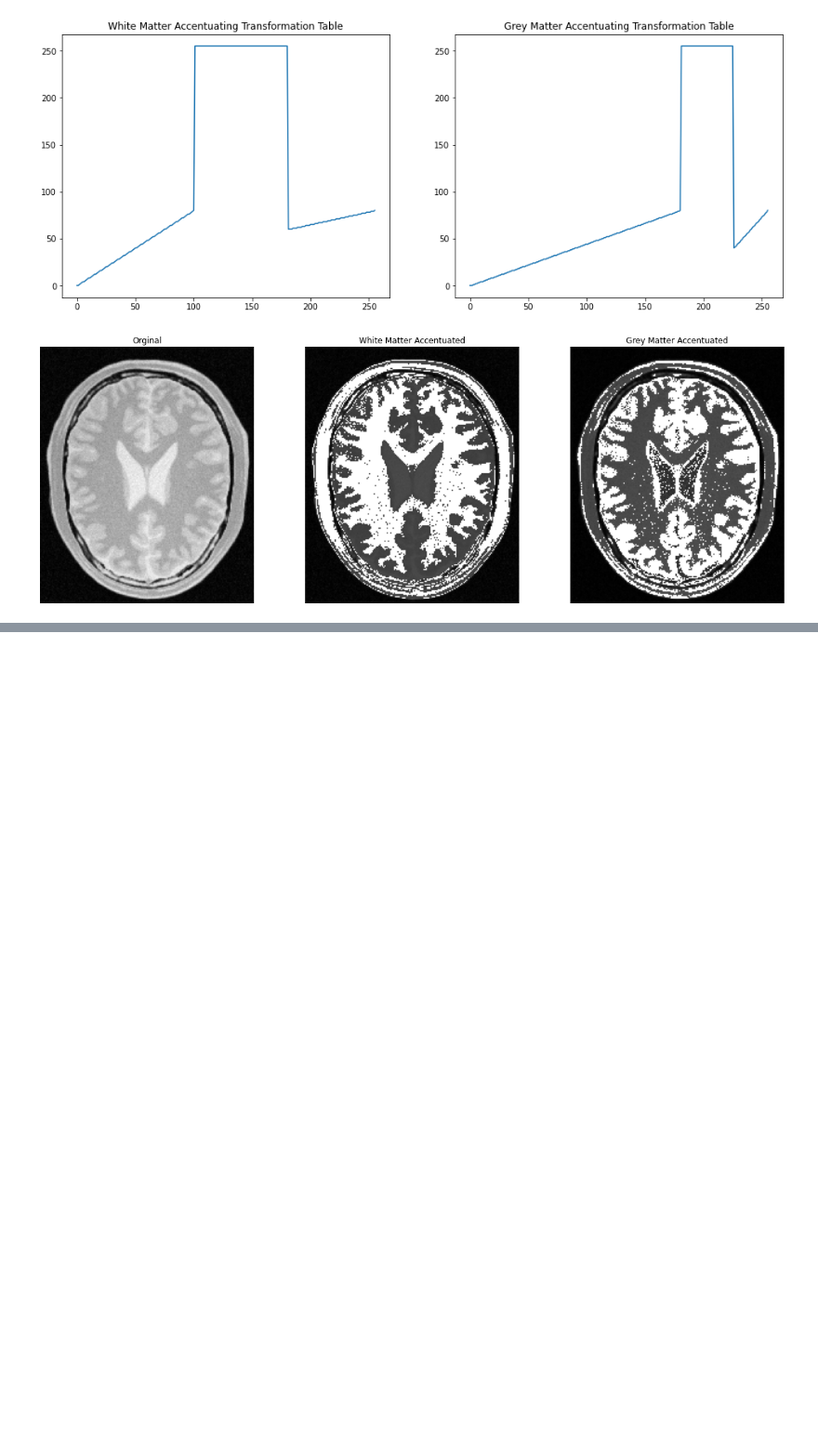
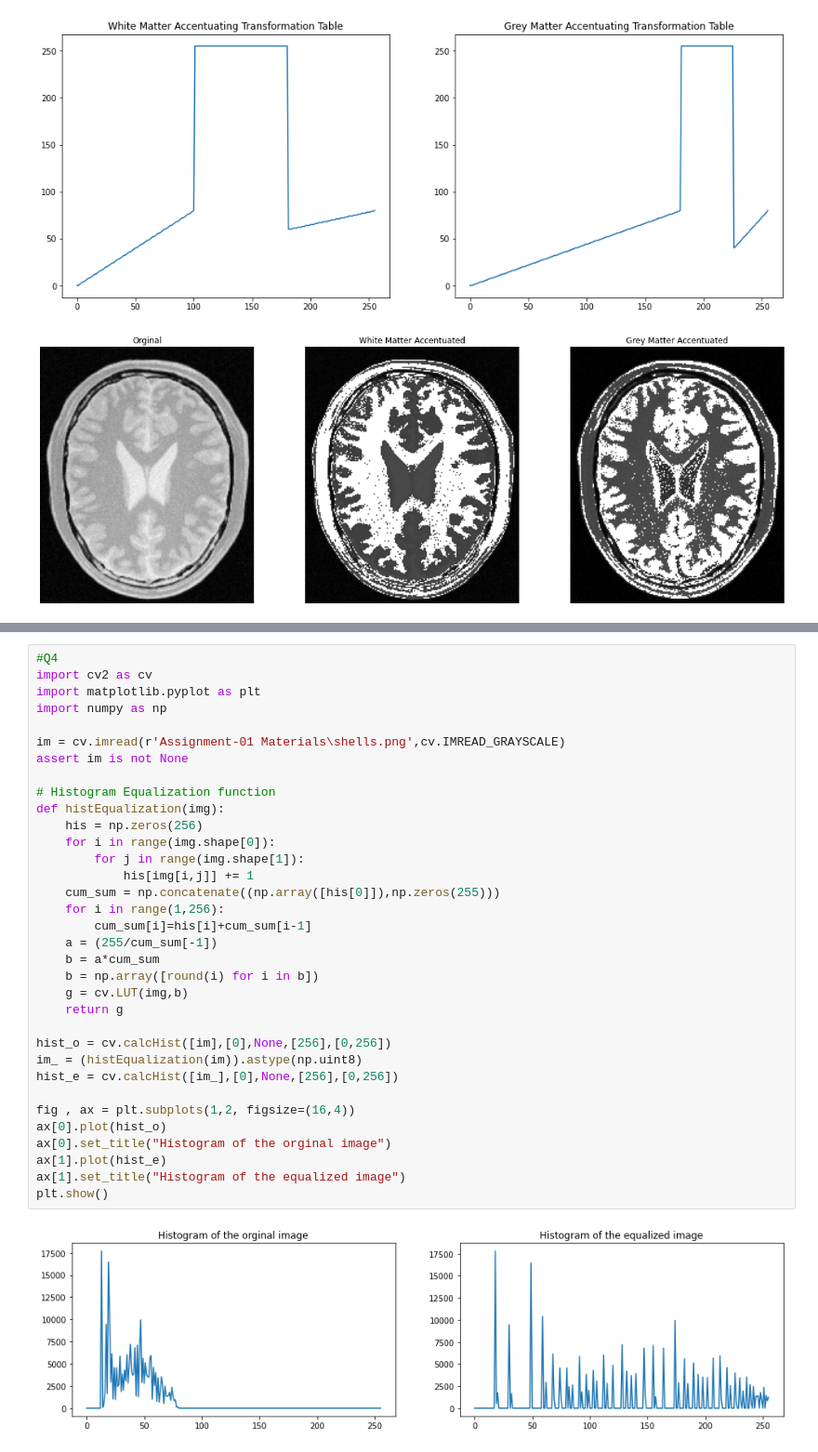
Before and after one commit to SasininduSV/EN2550-Assignment-01, a Jupyter notebook: 190648C_a01.ipynb, the cells around one changed output, grey strips where cells are left out. Shown at 93% size. Drawn from its saved outputs; the diff is of its cells as text; blank space fills up the shorter version.

```diff
--- a/190648C_a01.ipynb
+++ b/190648C_a01.ipynb
@@ -137,0 +137,36 @@ Gamma = 0.8
+# %%
+#Q4
+import cv2 as cv
+import matplotlib.pyplot as plt
+import numpy as np
+
+im = cv.imread(r'Assignment-01 Materials\shells.png',cv.IMREAD_GRAYSCALE)
+assert im is not None
+
+# Histogram Equalization function
+def histEqualization(img):
+    his = np.zeros(256)
+    for i in range(img.shape[0]):
+        for j in range(img.shape[1]):
+            his[img[i,j]] += 1
+    cum_sum = np.concatenate((np.array([his[0]]),np.zeros(255)))
+    for i in range(1,256):
+        cum_sum[i]=his[i]+cum_sum[i-1]
+    a = (255/cum_sum[-1])
+    b = a*cum_sum
+    b = np.array([round(i) for i in b])
+    g = cv.LUT(img,b)
+    return g
+
+hist_o = cv.calcHist([im],[0],None,[256],[0,256])
+im_ = (histEqualization(im)).astype(np.uint8)
+hist_e = cv.calcHist([im_],[0],None,[256],[0,256])
+
+fig , ax = plt.subplots(1,2, figsize=(16,4))
+ax[0].plot(hist_o)
+ax[0].set_title("Histogram of the orginal image")
+ax[1].plot(hist_e)
+ax[1].set_title("Histogram of the equalized image")
+plt.show()
+# %% [output]
+[figure, added]
```
Also changed, not shown: parts of 1 cell of this notebook.
